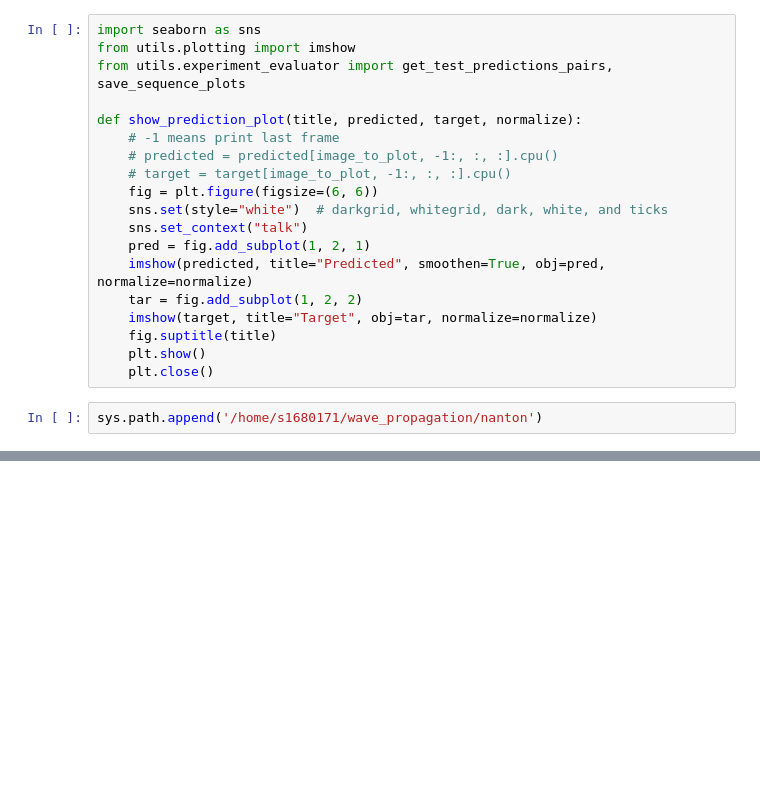
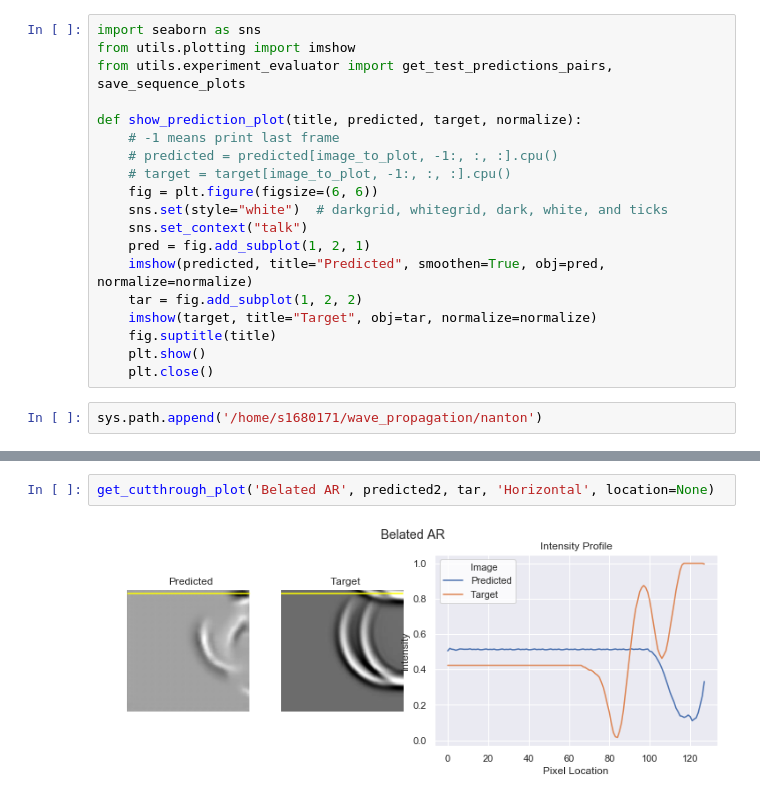
Before and after one commit to stathius/wave_propagation, a Jupyter notebook: notebooks/Debug PredRNN.ipynb, the cells around one changed output, grey strips where cells are left out. Saved outputs shown, nothing was run; the diff lists cells and outputs as text; blank space fills up the shorter version.

```diff
--- a/notebooks/Debug PredRNN.ipynb
+++ b/notebooks/Debug PredRNN.ipynb
@@ -100,0 +117,4 @@ CausalLSTMCell(
+# %%
+get_cutthrough_plot('Belated AR', predicted2, tar, 'Horizontal', location=None)
+# %% [output]
+[figure, added]
```
Also changed, not shown: parts of 12 cells of this notebook.
